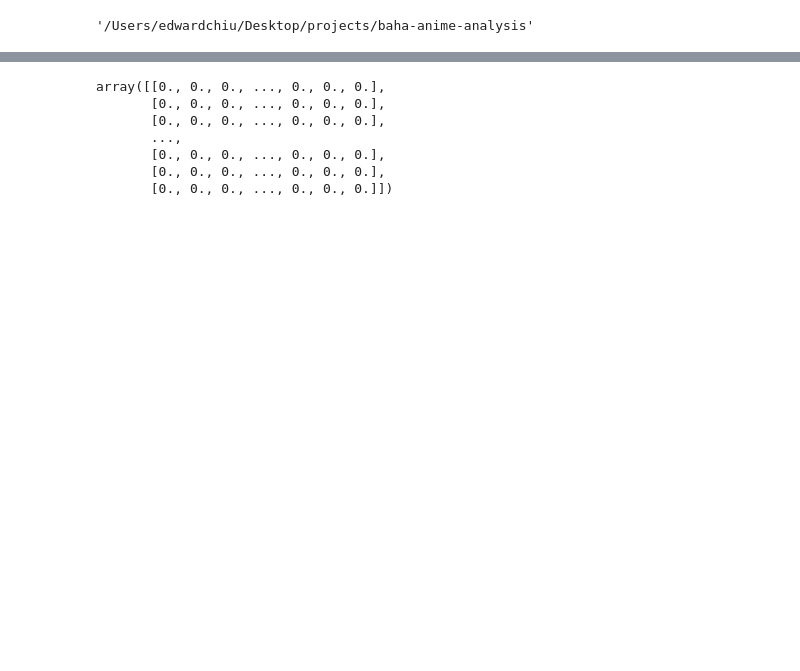
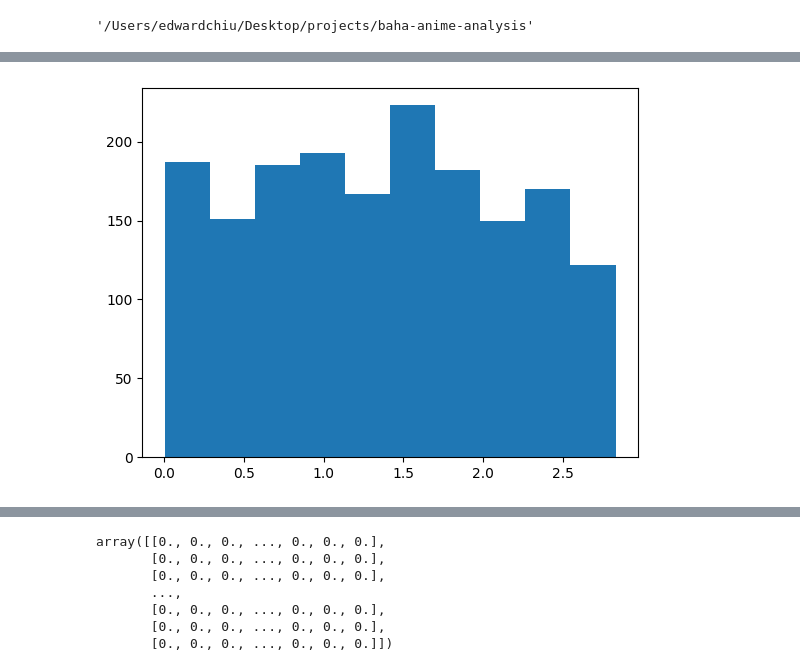
Before and after one commit to edward19978695/baha-anime-analysis, a Jupyter notebook: dev/recommdation.ipynb, the cells around one changed output, grey strips where cells are left out. Drawn from its saved outputs; the diff is of its cells as text; code cells hidden in the pictures; blank space fills up the shorter version.

```diff
--- a/dev/recommdation.ipynb
+++ b/dev/recommdation.ipynb
@@ -26,0 +51,5 @@ df_anime['first_launched_date'] = df_anime['first_launched_date'].astype(int)
+# %%
+plt.hist(np.exp(df_anime['scaled_launch']))
+plt.show()
+# %% [output]
+[figure, added]
```
Also changed, not shown: parts of 18 cells of this notebook.
